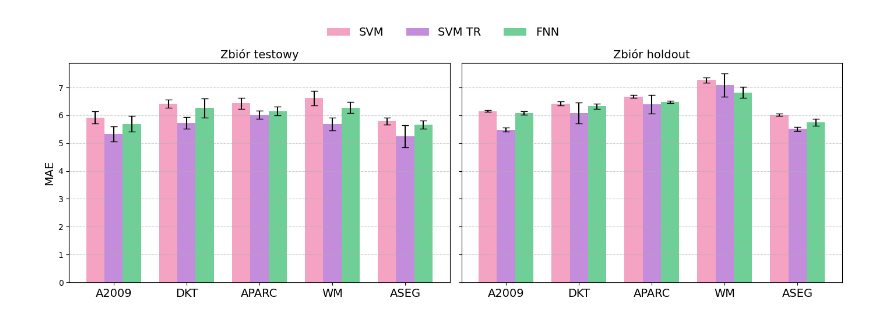
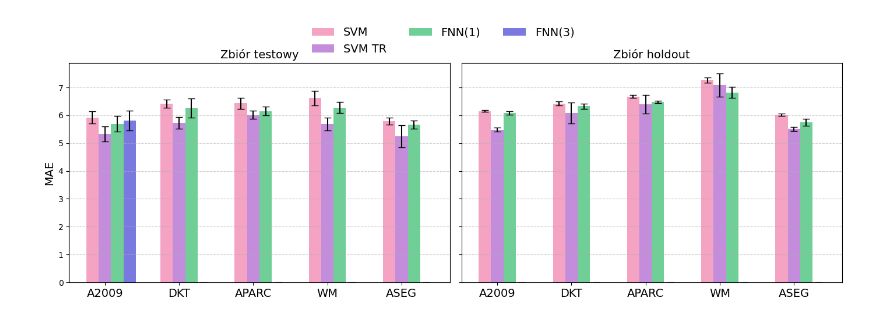
Before and after one commit to maria0026/MRI_machine_learning, a Jupyter notebook: notebooks/atlas_analysis.ipynb, the cells around one changed output. Saved outputs shown, nothing was run; the diff lists cells and outputs as text; code cells hidden in the pictures.

```diff
--- a/notebooks/atlas_analysis.ipynb
+++ b/notebooks/atlas_analysis.ipynb
@@ -6,45 +6,46 @@ import numpy as np
 import matplotlib.pyplot as plt
 
 atlases = ['A2009', 'DKT', 'APARC', 'WM', 'ASEG']
-models = ['SVM', 'SVM TR', 'FNN']
+models = ['SVM', 'SVM TR', 'FNN(1)', 'FNN(3)']
 
 # Test set (verified)
 mae_test = np.array([
-    [5.92, 5.33, 5.69],   # A2009
-    [6.41, 5.72, 6.26],   # DKT
-    [6.43, 6.01, 6.15],   # APARC
-    [6.61, 5.68, 6.27],   # WM
-    [5.78, 5.24, 5.66]    # ASEG
+    [5.92, 5.33, 5.69, 5.81],   # A2009
+    [6.41, 5.72, 6.26, 0],   # DKT
+    [6.43, 6.01, 6.15, 0],   # APARC
+    [6.61, 5.68, 6.27, 0],   # WM
+    [5.78, 5.24, 5.66, 0]    # ASEG
 ])
 
 std_test = np.array([
-    [0.22, 0.27, 0.29],
-    [0.14, 0.21, 0.34],
-    [0.20, 0.15, 0.16],
-    [0.27, 0.23, 0.20],
-    [0.12, 0.40, 0.15]
+    [0.22, 0.27, 0.29, 0.36],
+    [0.14, 0.21, 0.34, 0],
+    [0.20, 0.15, 0.16, 0],
+    [0.27, 0.23, 0.20, 0],
+    [0.12, 0.40, 0.15, 0]
 ])
 
 # Holdout set (verified)
 mae_holdout = np.array([
-    [6.15, 5.48, 6.07],
-    [6.42, 6.08, 6.32],
-    [6.67, 6.39, 6.47],
-    [7.26, 7.08, 6.81],
-    [6.02, 5.51, 5.74]
+    [6.15, 5.48, 6.07, 0],
+    [6.42, 6.08, 6.32, 0],
+    [6.67, 6.39, 6.47, 0],
+    [7.26, 7.08, 6.81, 0],
+    [6.02, 5.51, 5.74, 0]
 ])
 
 std_holdout = np.array([
-    [0.03, 0.07, 0.06],
-    [0.08, 0.38, 0.10],
-    [0.06, 0.34, 0.04],
-    [0.10, 0.41, 0.20],
-    [0.04, 0.07, 0.13]
+    [0.03, 0.07, 0.06, 0],
+    [0.08, 0.38, 0.10, 0],
+    [0.06, 0.34, 0.04, 0],
+    [0.10, 0.41, 0.20, 0],
+    [0.04, 0.07, 0.13, 0]
 ])
 
-colors = ['#F4A3C2', '#C38DDB', '#6FCF97']
+colors = ['#F4A3C2', '#C38DDB', '#6FCF97', "#7979E0"]
 # %%
 x = np.arange(len(atlases))
+x = np.arange(len(atlases)) * 1.5
 width = 0.25
 
 fig, axes = plt.subplots(1, 2, figsize=(14, 5), sharey=True)
@@ -63,31 +64,31 @@ for i, model in enumerate(models):
 
 axes[0].set_title('Zbiór testowy', fontsize=14)
 axes[0].set_ylabel('MAE', fontsize=14)
 axes[0].set_xticks(x + width)
 axes[0].set_xticklabels(atlases, fontsize=14)
 axes[0].grid(axis='y', linestyle='--', alpha=0.6)
 
 # ---- Holdout set ----
 for i, model in enumerate(models):
     axes[1].bar(
         x + i*width,
         mae_holdout[:, i],
         width,
         yerr=std_holdout[:, i],
         capsize=4,
         label=model,
         color=colors[i]
     )
 
 axes[1].set_title('Zbiór holdout', fontsize=14)
 axes[1].set_xticks(x + width)
 axes[1].set_xticklabels(atlases, fontsize=14)
 axes[1].grid(axis='y', linestyle='--', alpha=0.6)
 
 # Wspólna legenda
 fig.legend(models, loc='upper center', ncol=3, frameon=False, fontsize=14)
 
 plt.tight_layout(rect=[0, 0, 1, 0.92])
 plt.show()
 # %% [output]
-[figure, old version]
+[figure, new version]
```
